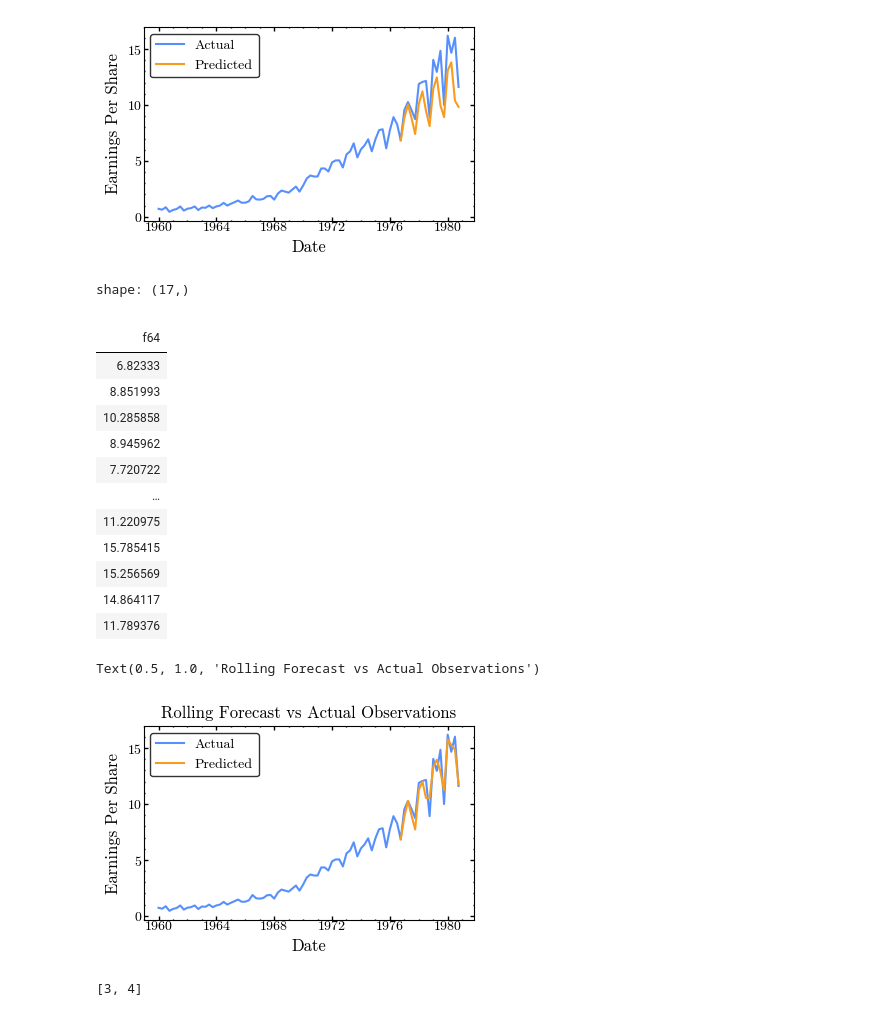
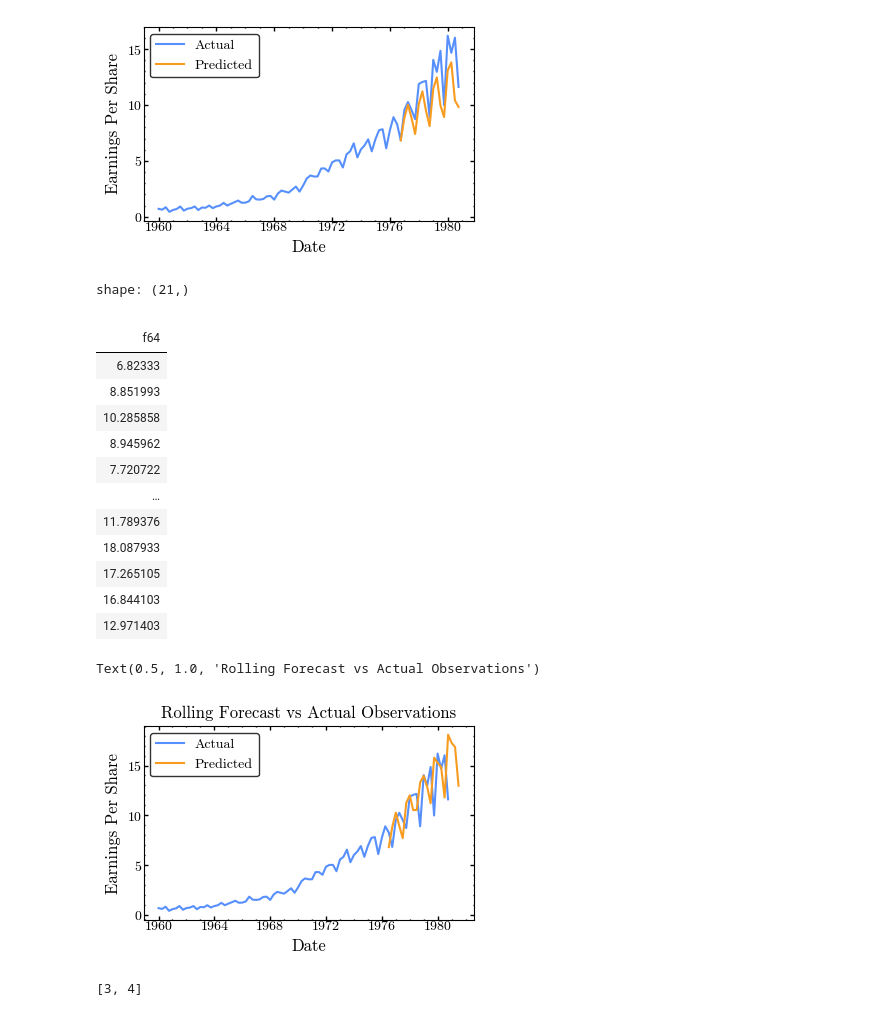
Before and after one commit to iragca/DS412-Time-Series-Analysis-and-Stochastic-Processes, a Jupyter notebook: notebooks/3.0-assignment.ipynb, the cells around one changed output. Cells and saved outputs as stored; diff of their text form; code cells hidden in the pictures.

Commit message:
added 4 quarters prediction

```diff
--- a/notebooks/3.0-assignment.ipynb
+++ b/notebooks/3.0-assignment.ipynb
@@ -229,10 +230,17 @@ for actual in test:
     prediction = forecaster.forecast()
     predictions.append(prediction)
     forecaster.update_data(actual)
+
+for quarter in range(4):
+    prediction = forecaster.forecast()
+    predictions.append(prediction)
+    forecaster.update_data(prediction)
+
+
 predictions_series = pl.Series(predictions)
 predictions_series
 # %% [output]
-shape: (17,)
+shape: (21,)
 |  |
 | f64 |
 | 6.82333 |
@@ -241,20 +249,27 @@ shape: (17,)
 | 8.945962 |
 | 7.720722 |
 | … |
-| 11.220975 |
-| 15.785415 |
-| 15.256569 |
-| 14.864117 |
 | 11.789376 |
+| 18.087933 |
+| 17.265105 |
+| 16.844103 |
+| 12.971403 |
 # %%
+new_dates = pl.date_range(
+    start=dataset["Date"][len(train)],
+    end=dataset["Date"][-1] + pl.duration(days=90 * 4),
+    interval="3mo",
+    eager=True
+)
+
 sns.lineplot(x=dataset["Date"], y=dataset["Earnings Per Share"], label="Actual")
-sns.lineplot(x=dataset["Date"][-len(test):], y=predictions_series, label="Predicted")
+sns.lineplot(x=new_dates, y=predictions_series, label="Predicted")
 plt.xlabel("Date")
 plt.ylabel("Earnings Per Share")
 plt.title("Rolling Forecast vs Actual Observations")
 # %% [output]
 Text(0.5, 1.0, 'Rolling Forecast vs Actual Observations')
-[figure, old version]
+[figure, new version]
 # %%
 test_array = [2 ,3 ,4]
 
```
Also changed, not shown: parts of 1 cell of this notebook.
